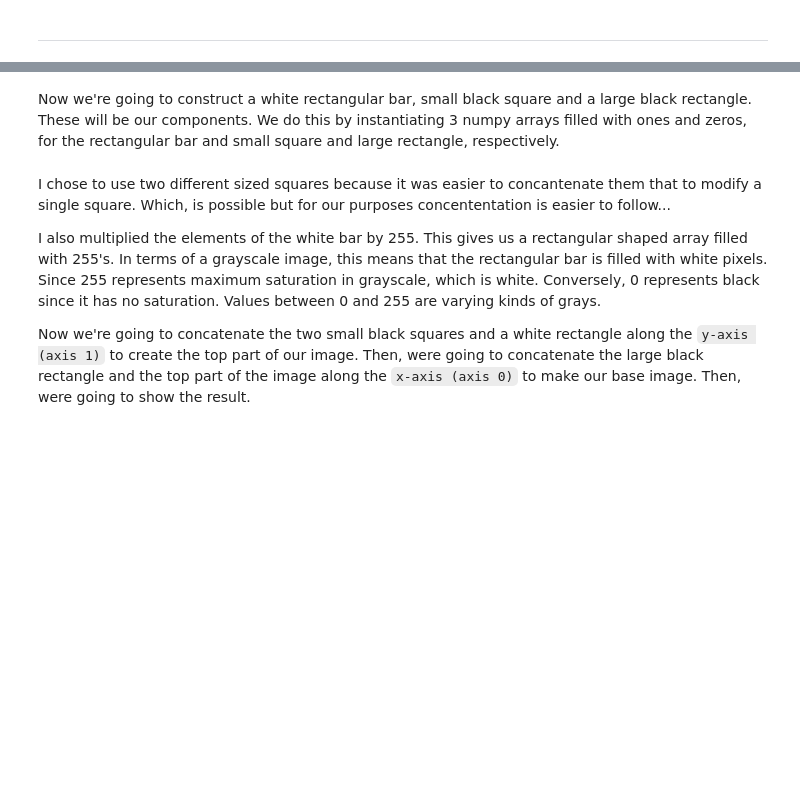
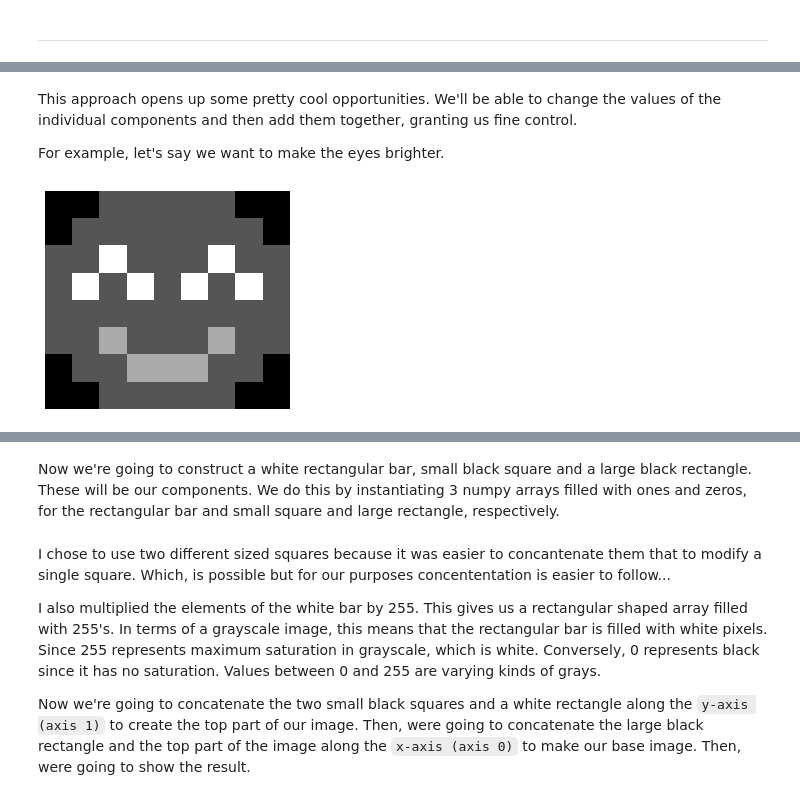
Before and after one commit to jonathanwvos/first_principles, a Jupyter notebook: Matrices.ipynb, the cells around one changed output, grey strips where cells are left out. Cells and saved outputs as stored; diff of their text form; code cells hidden in the pictures; blank space fills up the shorter version.

```diff
--- a/Matrices.ipynb
+++ b/Matrices.ipynb
@@ -791,0 +794,10 @@ IndexError: too many indices for array
+# %% [markdown]
+This approach opens up some pretty cool opportunities. We'll be able to change the values of the individual components and then add them together, granting us fine control.
+
+For example, let's say we want to make the eyes brighter.
+# %%
+plt.axis('off')
+plt.imshow(emoji_face + 2*emoji_eyes + emoji_smile, cmap='gray')
+plt.show()
+# %% [output]
+[figure, added]
```
Also changed, not shown: parts of 24 cells of this notebook.
